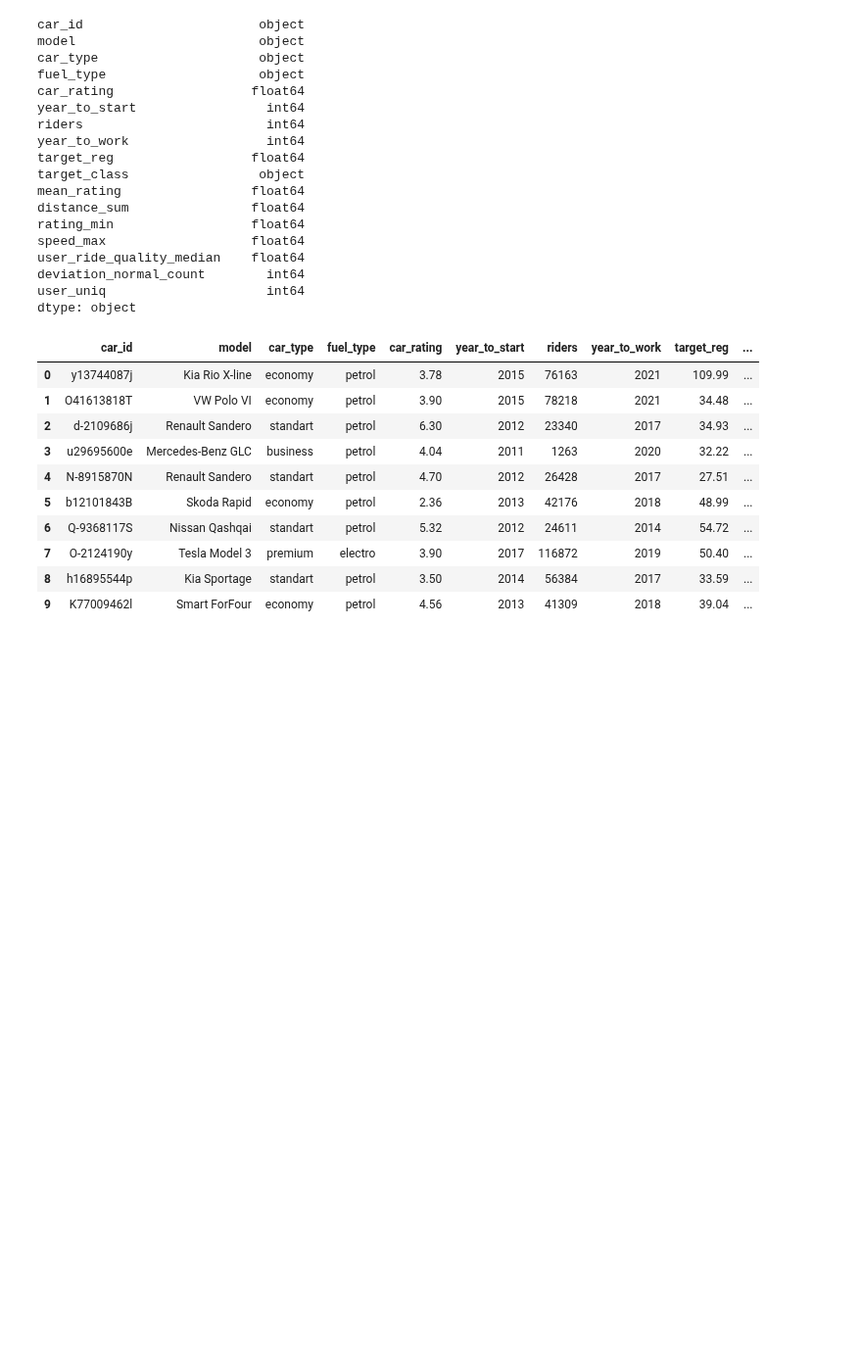
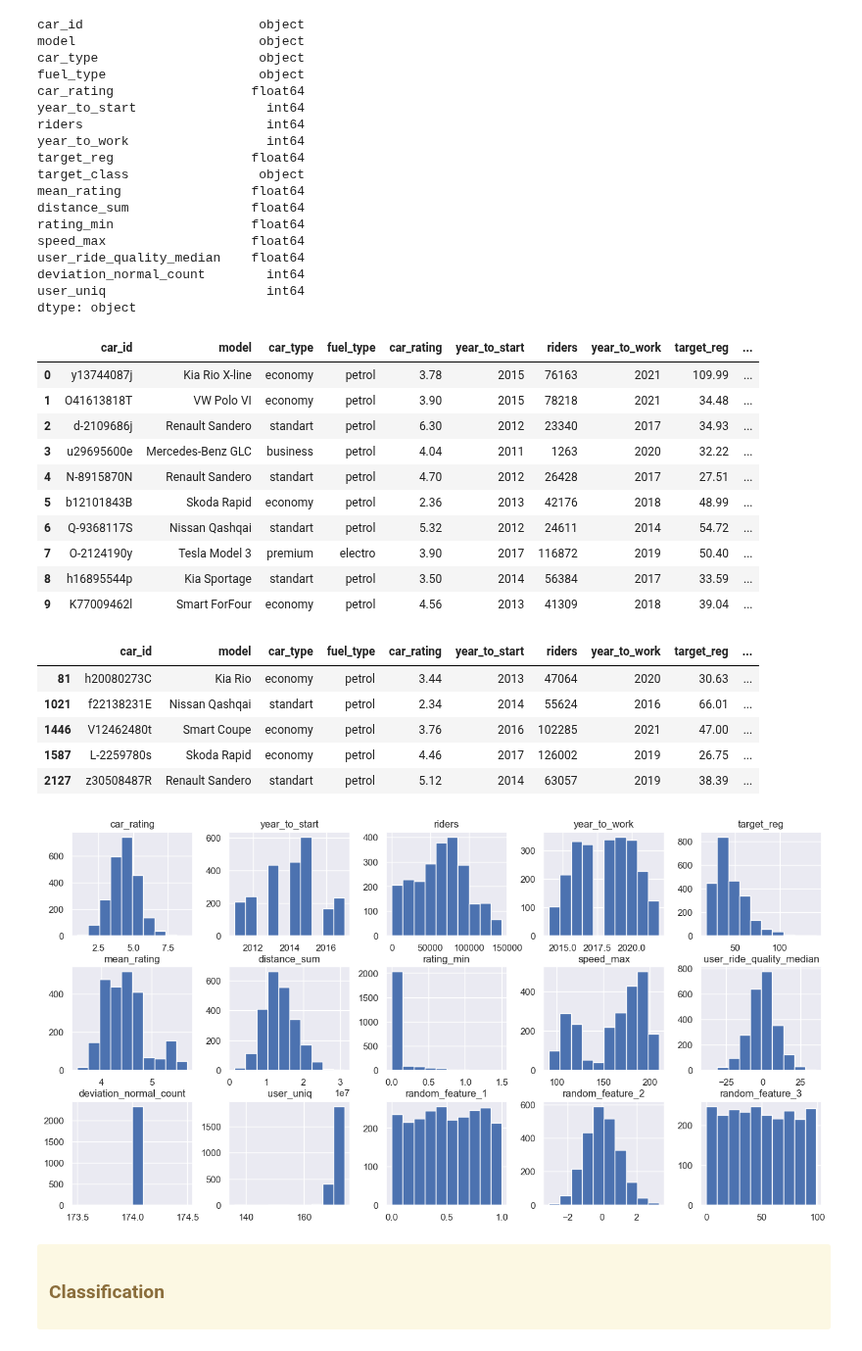
Before and after one commit to aziart/comp-ds, a Jupyter notebook: notebooks/03.4.02 - Analyzing Model Errors.ipynb, the cells around one changed output. Shown at 98% size. Cells and saved outputs as stored; diff of their text form; code cells hidden in the pictures; blank space fills up the shorter version.

Commit message:
03.4.02 in progress: generate 3 random features, df.hist() + baseline

```diff
--- a/notebooks/03.4.02 - Analyzing Model Errors.ipynb
+++ b/notebooks/03.4.02 - Analyzing Model Errors.ipynb
@@ -109,3 +98,19 @@ dtype: object
 | 7 | O-2124190y | Tesla Model 3 | premium | electro | 3.90 | 2017 | 116872 | 2019 | 50.40 | ... |
 | 8 | h16895544p | Kia Sportage | standart | petrol | 3.50 | 2014 | 56384 | 2017 | 33.59 | ... |
 | 9 | K77009462l | Smart ForFour | economy | petrol | 4.56 | 2013 | 41309 | 2018 | 39.04 | ... |
+# %%
+df['random_feature_1'] = np.random.random(size=df.shape[0])
+df['random_feature_2'] = np.random.normal(size=df.shape[0])
+df['random_feature_3'] = np.random.randint(100, size=df.shape[0])
+
+df.hist(figsize=(16, 8)
+        , layout=(-1, 5))
+df.sample(5)
+# %% [output]
+|  | car_id | model | car_type | fuel_type | car_rating | year_to_start | riders | year_to_work | target_reg | ... |
+| 81 | h20080273C | Kia Rio | economy | petrol | 3.44 | 2013 | 47064 | 2020 | 30.63 | ... |
+| 1021 | f22138231E | Nissan Qashqai | standart | petrol | 2.34 | 2014 | 55624 | 2016 | 66.01 | ... |
+| 1446 | V12462480t | Smart Coupe | economy | petrol | 3.76 | 2016 | 102285 | 2021 | 47.00 | ... |
+| 1587 | L-2259780s | Skoda Rapid | economy | petrol | 4.46 | 2017 | 126002 | 2019 | 26.75 | ... |
+| 2127 | z30508487R | Renault Sandero | standart | petrol | 5.12 | 2014 | 63057 | 2019 | 38.39 | ... |
+[figure, added]
@@ -111,0 +131,5 @@ dtype: object
+# %% [markdown]
+<div class="alert alert-warning">
+
+### Classification
+</div>
```
Also changed, not shown: parts of 4 cells of this notebook, 6 other files.
